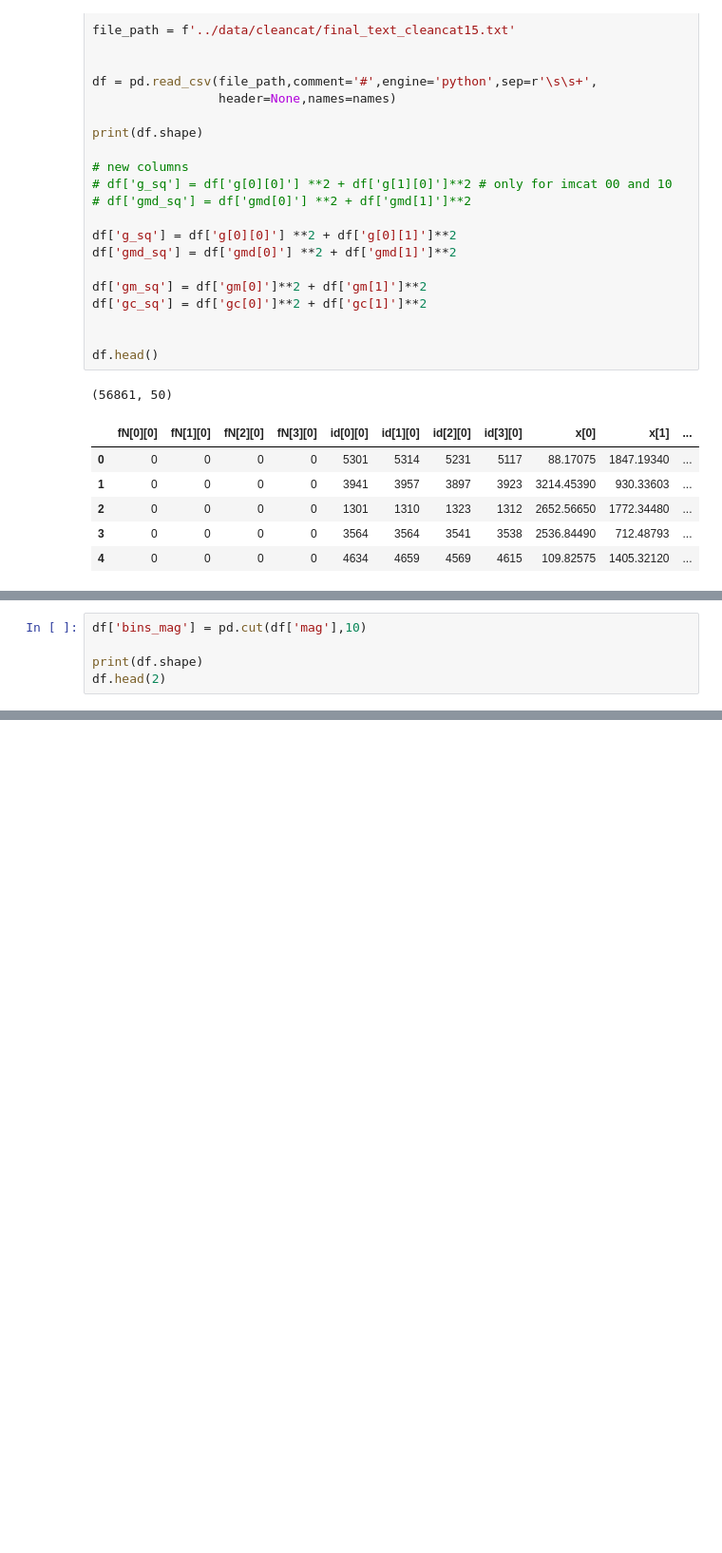
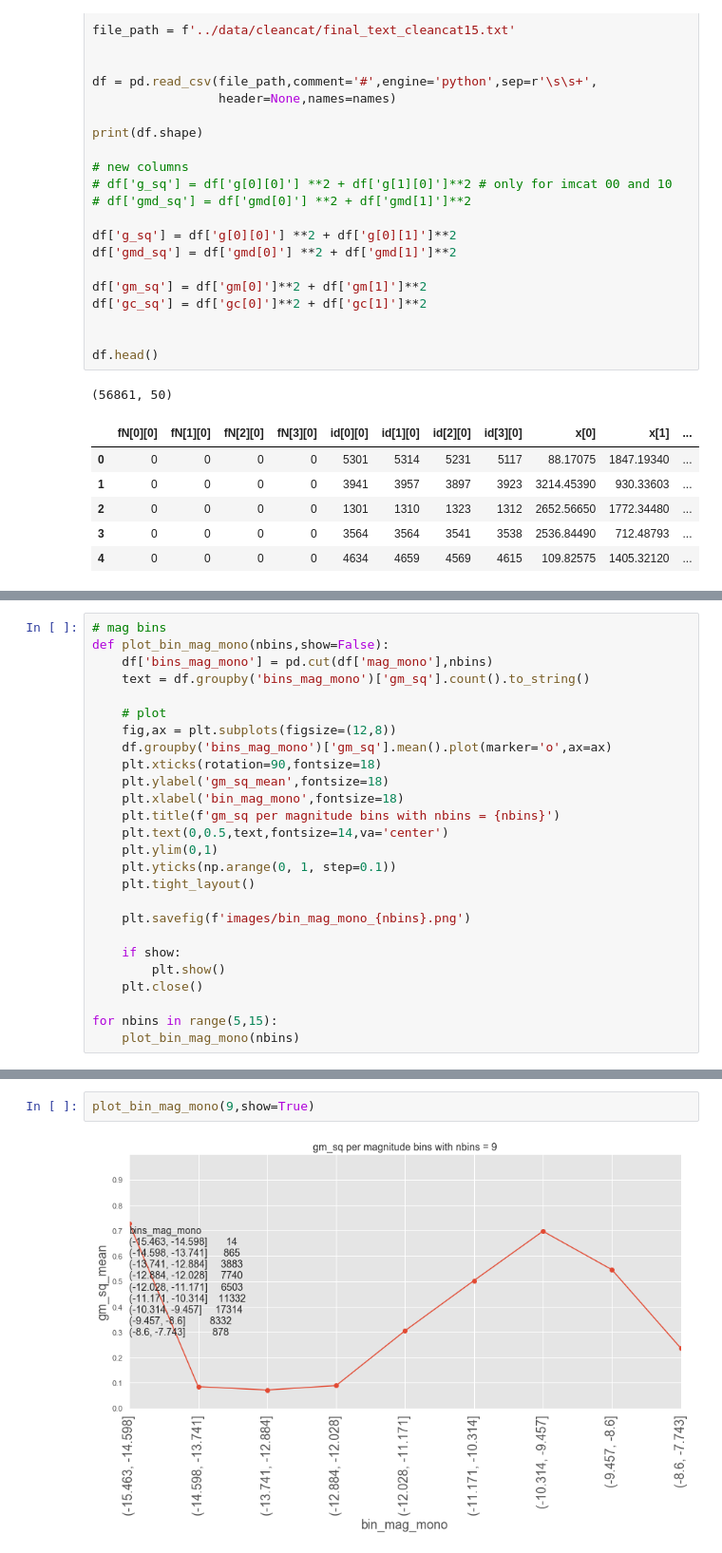
Before and after one commit to bpRsh/2019_shear_analysis_after_dmstack, a Jupyter notebook: Dec_2019/Dec_05/a02_g_sq_mean_for_magnitude_bins.ipynb, the cells around one changed output, grey strips where cells are left out. Shown at 95% size. Cells and saved outputs as stored; diff of their text form; blank space fills up the shorter version.

```diff
--- a/Dec_2019/Dec_05/a02_g_sq_mean_for_magnitude_bins.ipynb
+++ b/Dec_2019/Dec_05/a02_g_sq_mean_for_magnitude_bins.ipynb
@@ -187,5 +178,0 @@ df.filter(regex='mag',axis=1).head(10)
-# %%
-df['bins_mag'] = pd.cut(df['mag'],10)
-
-print(df.shape)
-df.head(2)
@@ -219,0 +179,26 @@ Name: gm_sq, dtype: int64
+# %%
+# mag bins
+def plot_bin_mag_mono(nbins,show=False):
+    df['bins_mag_mono'] = pd.cut(df['mag_mono'],nbins)
+    text = df.groupby('bins_mag_mono')['gm_sq'].count().to_string()
+
+    # plot
+    fig,ax = plt.subplots(figsize=(12,8))
+    df.groupby('bins_mag_mono')['gm_sq'].mean().plot(marker='o',ax=ax)
+    plt.xticks(rotation=90,fontsize=18)
+    plt.ylabel('gm_sq_mean',fontsize=18)
+    plt.xlabel('bin_mag_mono',fontsize=18)
+    plt.title(f'gm_sq per magnitude bins with nbins = {nbins}')
+    plt.text(0,0.5,text,fontsize=14,va='center')
+    plt.ylim(0,1)
+    plt.yticks(np.arange(0, 1, step=0.1))
+    plt.tight_layout()
+
+    plt.savefig(f'images/bin_mag_mono_{nbins}.png')
+
+    if show:
+        plt.show()
+    plt.close()
+
+for nbins in range(5,15):
+    plot_bin_mag_mono(nbins)
@@ -219,0 +294,4 @@ Name: gm_sq, dtype: int64
+# %%
+plot_bin_mag_mono(9,show=True)
+# %% [output]
+[figure, added]
```
Also changed, not shown: parts of 18 cells of this notebook.
